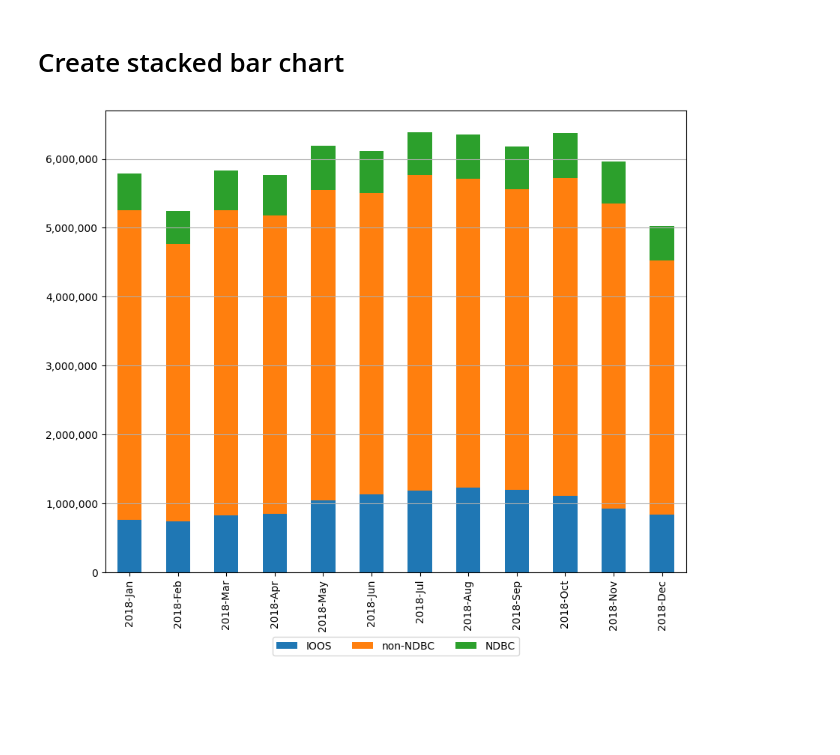
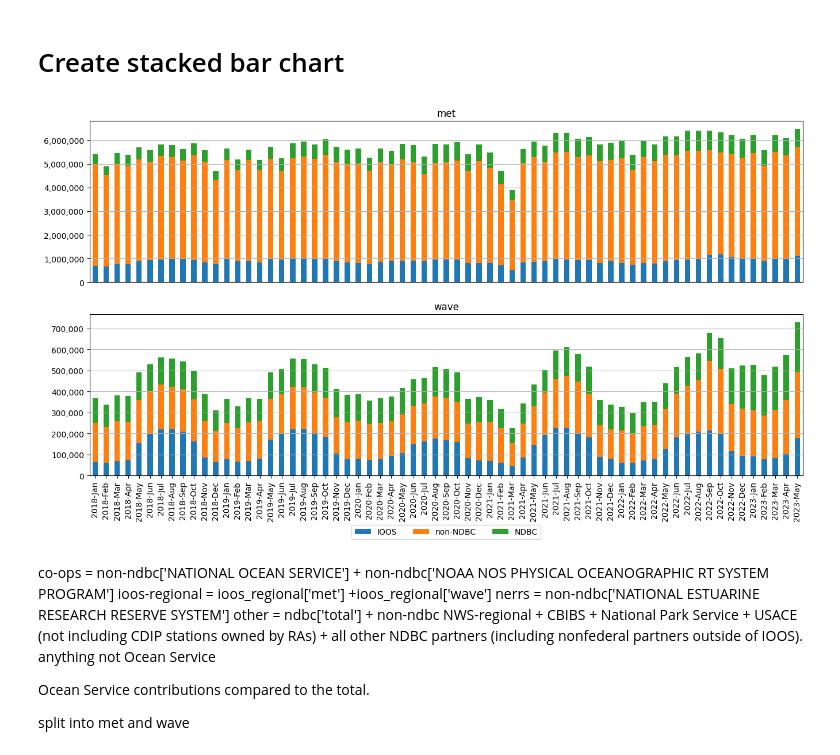
Before and after one commit to ioos/ioos_metrics, a Jupyter notebook: GTS_Totals_weather_act.ipynb, the cells around one changed output. Drawn from its saved outputs; the diff is of its cells as text; code cells hidden in the pictures; blank space fills up the shorter version.

```diff
--- a/GTS_Totals_weather_act.ipynb
+++ b/GTS_Totals_weather_act.ipynb
@@ -114,7 +157,7 @@ Let us check the monthly sum of data released both for individual met and wave a
 # %%
 import pandas as pd
 
-df_out["time (UTC)"] = pd.to_datetime(df_out["time (UTC)"])
+#df_out["time (UTC)"] = pd.to_datetime(df_out["time (UTC)"])
 
 # Remove time-zone info for easier plotting, it is all UTC.
 df_out["time (UTC)"] = df_out["time (UTC)"].dt.tz_localize(None)
@@ -220,24 +260,49 @@ totals
 # %%
 import matplotlib.pyplot as plt
 from matplotlib.ticker import (MultipleLocator,
                                FormatStrFormatter,
                                AutoMinorLocator,
                                FuncFormatter)
 
-fig, axs = plt.subplots(figsize=(10,8))
+fig, axs = plt.subplots(nrows=2,ncols=1,figsize=(16,8))
 
-df_final = pd.DataFrame({'IOOS': totals.loc[totals['source']=='IOOS','total'],
-                         'non-NDBC': totals.loc[totals['source']=='non-NDBC','total'],
-                         'NDBC': totals.loc[totals['source']=='NDBC','total'],
+df_final = pd.DataFrame({'IOOS': totals.loc[totals['source']=='IOOS','met'],
+                         'non-NDBC': totals.loc[totals['source']=='non-NDBC','met'],
+                         'NDBC': totals.loc[totals['source']=='NDBC','met'],
                          },
                          index= totals.index.unique())
 
-df_final.plot.bar(stacked=True, xlabel='', ax=axs, rot=90)
+df_final.plot.bar(stacked=True, xlabel='', ax=axs[0], rot=90, title='met')
 
-axs.legend(loc='center',bbox_to_anchor=(0.5,-0.16,0,0),ncol=3)
+axs[0].get_legend().remove()
 
-axs.grid(axis='y')
+axs[0].grid(axis='y')
 
-axs.yaxis.set_major_formatter(FuncFormatter(lambda x, p: format(int(x), ',')))
+axs[0].yaxis.set_major_formatter(FuncFormatter(lambda x, p: format(int(x), ',')))
+axs[0].axes.get_xaxis().set_visible(False)
+
+df_final = pd.DataFrame({'IOOS': totals.loc[totals['source']=='IOOS','wave'],
+                         'non-NDBC': totals.loc[totals['source']=='non-NDBC','wave'],
+                         'NDBC': totals.loc[totals['source']=='NDBC','wave'],
+                         },
+                         index= totals.index.unique())
+
+df_final.plot.bar(stacked=True, xlabel='', ax=axs[1], title='wave')
+
+axs[1].legend(loc='center',bbox_to_anchor=(0.5,-0.35,0,0),ncol=3)
+
+axs[1].grid(axis='y')
+
+axs[1].yaxis.set_major_formatter(FuncFormatter(lambda x, p: format(int(x), ',')))
 # %% [output]
-[figure, old version]
+[figure, new version]
+# %% [markdown]
+co-ops = non-ndbc['NATIONAL OCEAN SERVICE'] + non-ndbc['NOAA NOS PHYSICAL OCEANOGRAPHIC RT SYSTEM PROGRAM']
+ioos-regional = ioos_regional['met'] +ioos_regional['wave']
+nerrs = non-ndbc['NATIONAL ESTUARINE RESEARCH RESERVE SYSTEM']
+other = ndbc['total'] + non-ndbc NWS-regional + CBIBS + National Park Service + USACE (not including CDIP stations owned by RAs) + all other NDBC partners (including nonfederal partners outside of IOOS).
+ anything not Ocean Service
+
+Ocean Service contributions compared to the total.
+
+split into met and wave
```
Also changed, not shown: parts of 8 cells of this notebook.
